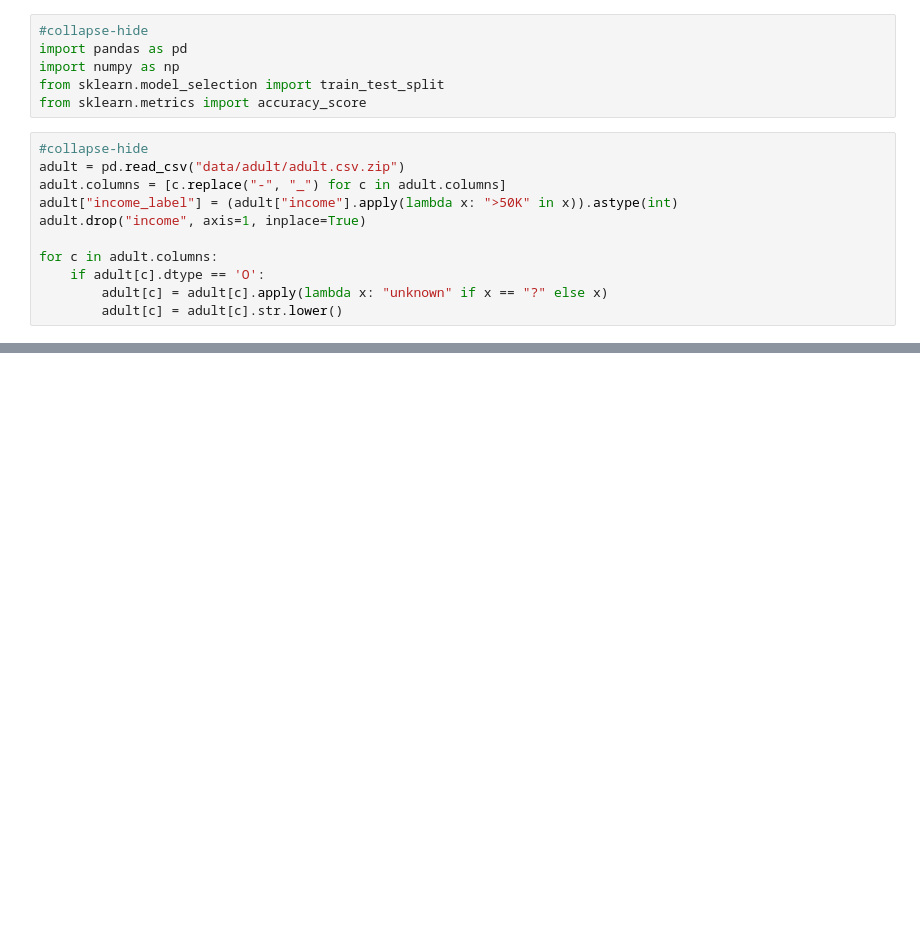
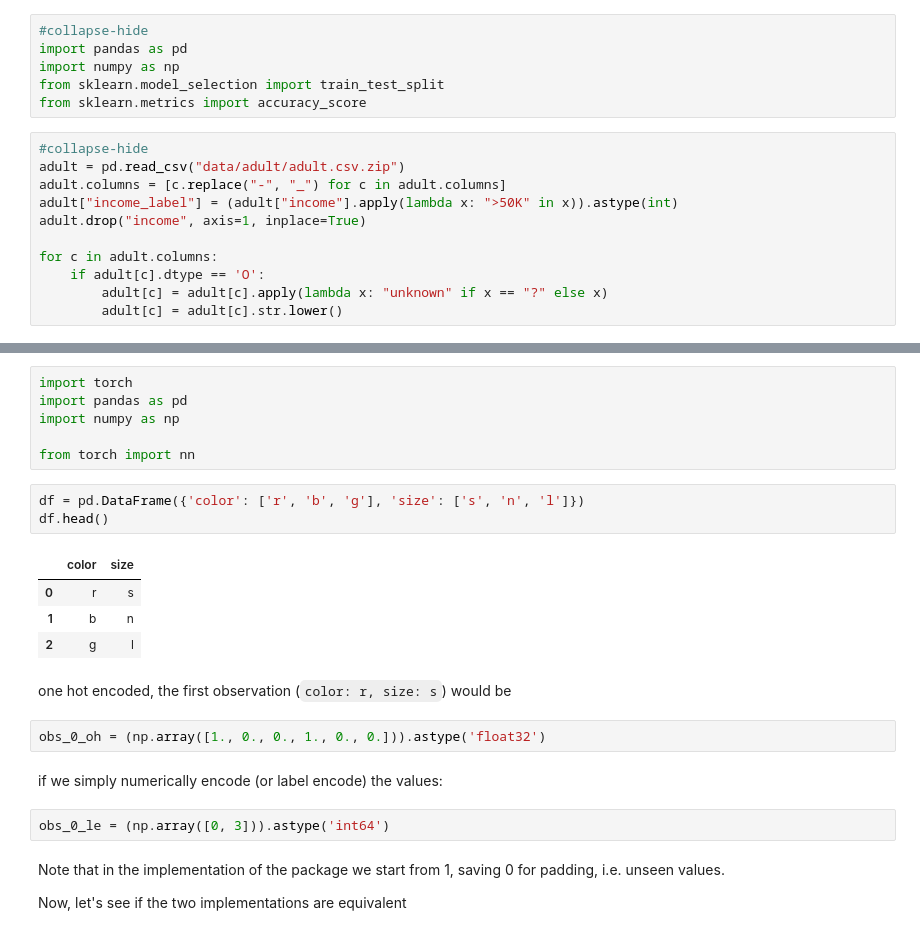
Before and after one commit to jrzaurin/infinitoml, a Jupyter notebook: _notebooks/2020-12-06-pytorch-widedeep.ipynb, the cells around one changed output, grey strips where cells are left out. Drawn from its saved outputs; the diff is of its cells as text; blank space fills up the shorter version.

```diff
--- a/_notebooks/2020-12-06-pytorch-widedeep.ipynb
+++ b/_notebooks/2020-12-06-pytorch-widedeep.ipynb
@@ -140,0 +335,26 @@ Training
+# %%
+import torch
+import pandas as pd
+import numpy as np
+
+from torch import nn
+# %%
+df = pd.DataFrame({'color': ['r', 'b', 'g'], 'size': ['s', 'n', 'l']})
+df.head()
+# %% [output]
+|  | color | size |
+| 0 | r | s |
+| 1 | b | n |
+| 2 | g | l |
+# %% [markdown]
+one hot encoded, the first observation (`color: r, size: s`) would be
+# %%
+obs_0_oh = (np.array([1., 0., 0., 1., 0., 0.])).astype('float32')
+# %% [markdown]
+if we simply numerically encode (or label encode) the values:
+# %%
+obs_0_le = (np.array([0, 3])).astype('int64')
+# %% [markdown]
+Note that in the implementation of the package we start from 1, saving 0 for padding, i.e. unseen values.
+
+Now, let's see if the two implementations are equivalent
```
Also changed, not shown: parts of 55 cells of this notebook, 9 other files.
